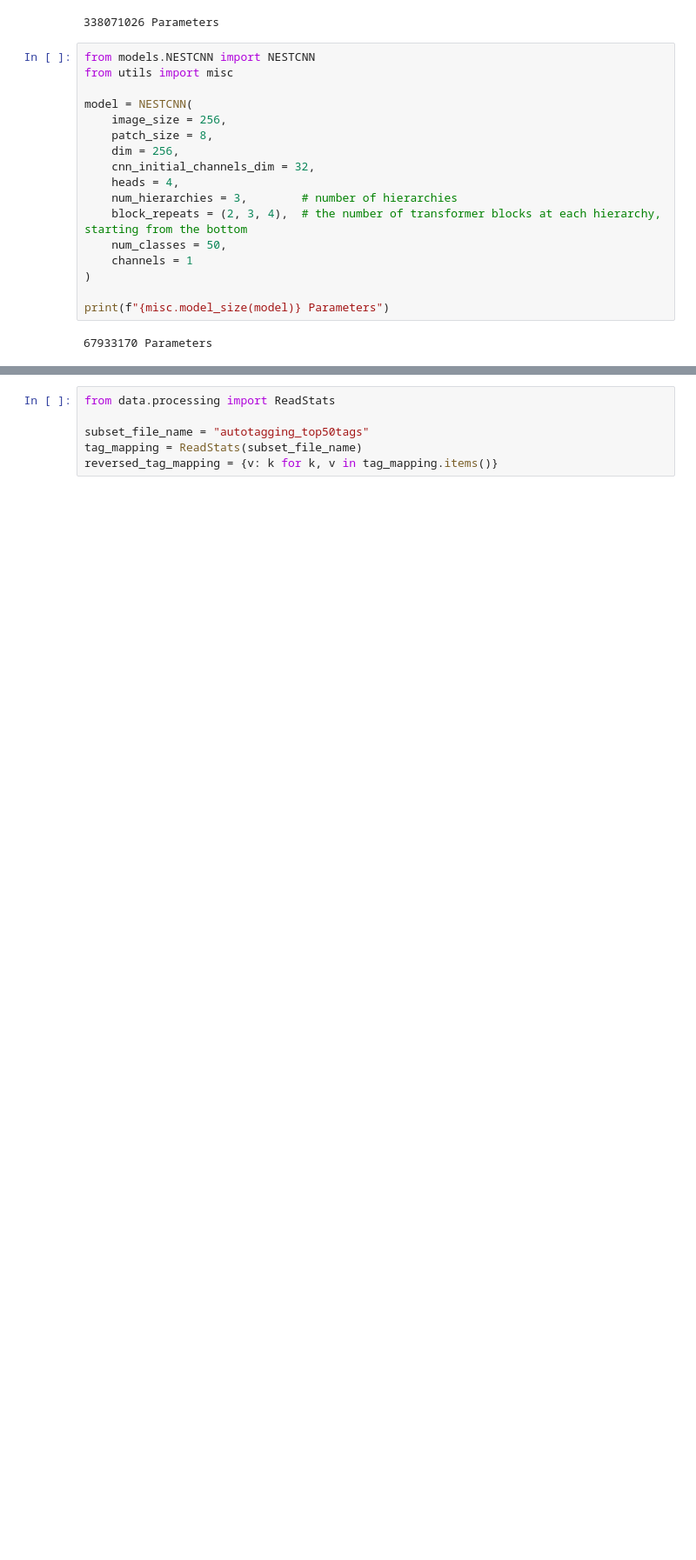
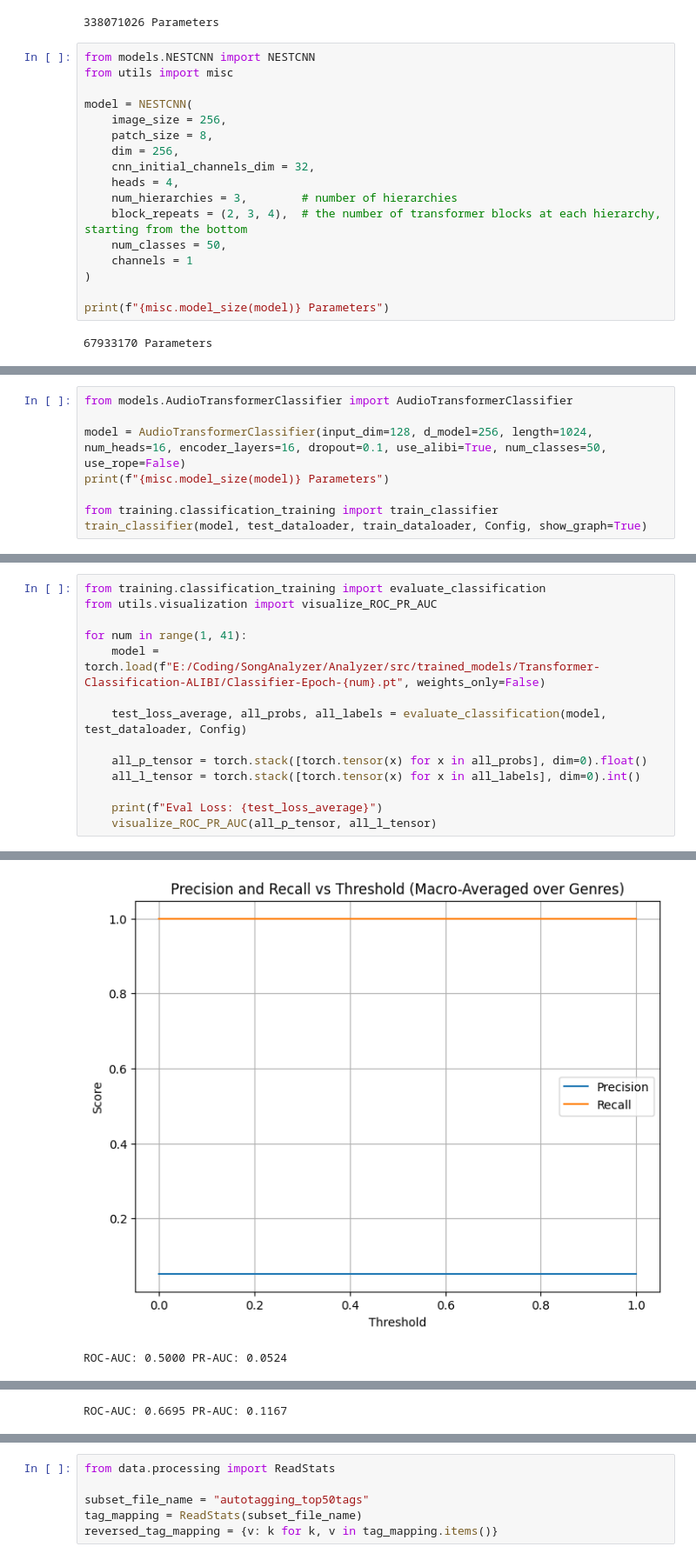
Before and after one commit to Gorp5/ContrastiveMusicLearning, a Jupyter notebook: src/Classification.ipynb, the cells around one changed output, grey strips where cells are left out. Shown at 87% size. Drawn from its saved outputs; the diff is of its cells as text; blank space fills up the shorter version.

```diff
--- a/src/Classification.ipynb
+++ b/src/Classification.ipynb
@@ -122,0 +159,8 @@ print(f"{misc.model_size(model)} Parameters")
+# %%
+from models.AudioTransformerClassifier import AudioTransformerClassifier
+
+model = AudioTransformerClassifier(input_dim=128, d_model=256, length=1024, num_heads=16, encoder_layers=16, dropout=0.1, use_alibi=True, num_classes=50, use_rope=False)
+print(f"{misc.model_size(model)} Parameters")
+
+from training.classification_training import train_classifier
+train_classifier(model, test_dataloader, train_dataloader, Config, show_graph=True)
@@ -122,0 +189,15 @@ print(f"{misc.model_size(model)} Parameters")
+# %%
+from training.classification_training import evaluate_classification
+from utils.visualization import visualize_ROC_PR_AUC
+
+for num in range(1, 41):
+    model = torch.load(f"E:/Coding/SongAnalyzer/Analyzer/src/trained_models/Transformer-Classification-ALIBI/Classifier-Epoch-{num}.pt", weights_only=False)
+
+    test_loss_average, all_probs, all_labels = evaluate_classification(model, test_dataloader, Config)
+
+    all_p_tensor = torch.stack([torch.tensor(x) for x in all_probs], dim=0).float()
+    all_l_tensor = torch.stack([torch.tensor(x) for x in all_labels], dim=0).int()
+
+    print(f"Eval Loss: {test_loss_average}")
+    visualize_ROC_PR_AUC(all_p_tensor, all_l_tensor)
+# %% [output]
@@ -122,0 +205,2 @@ print(f"{misc.model_size(model)} Parameters")
+[figure, added]
+ROC-AUC: 0.5000 PR-AUC: 0.0524
@@ -122,0 +209 @@ print(f"{misc.model_size(model)} Parameters")
+ROC-AUC: 0.6695 PR-AUC: 0.1167
```
Also changed, not shown: parts of 20 cells of this notebook, 14 other files.
